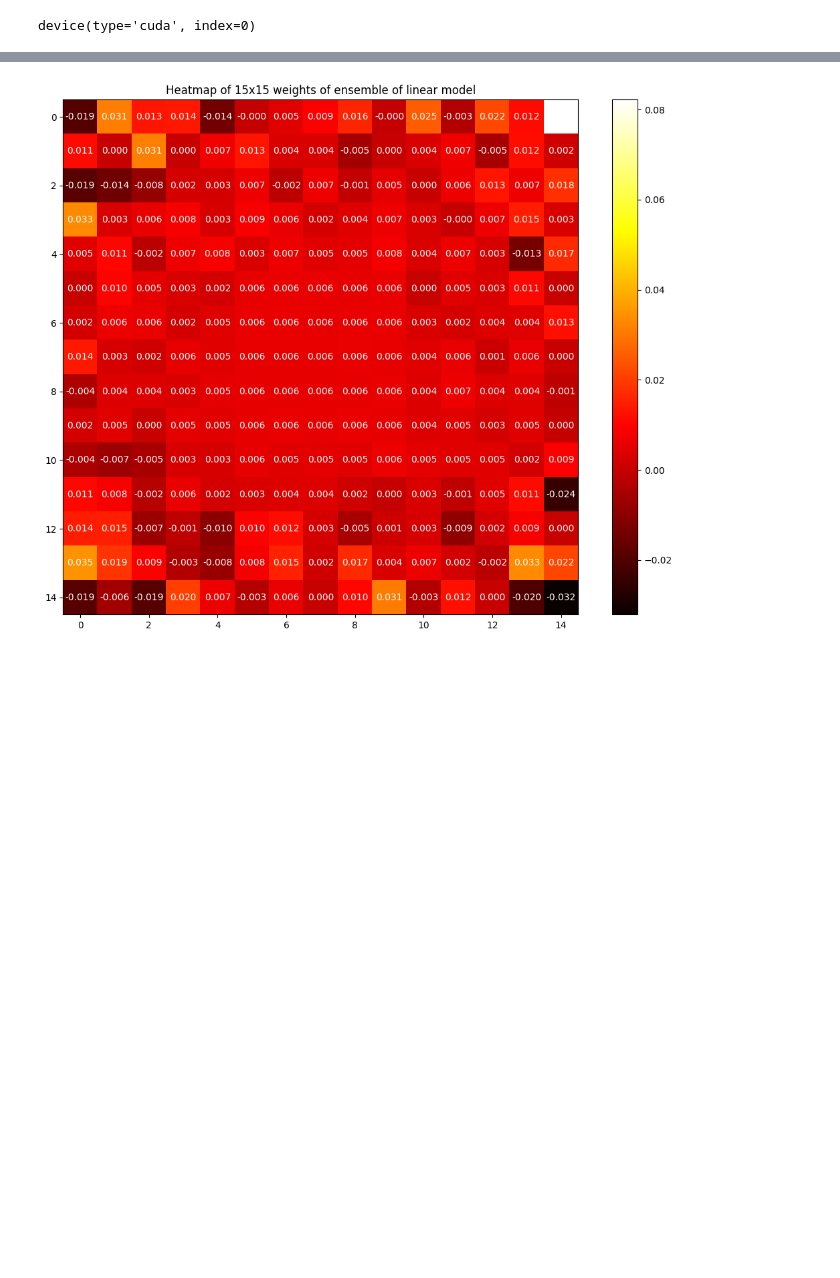
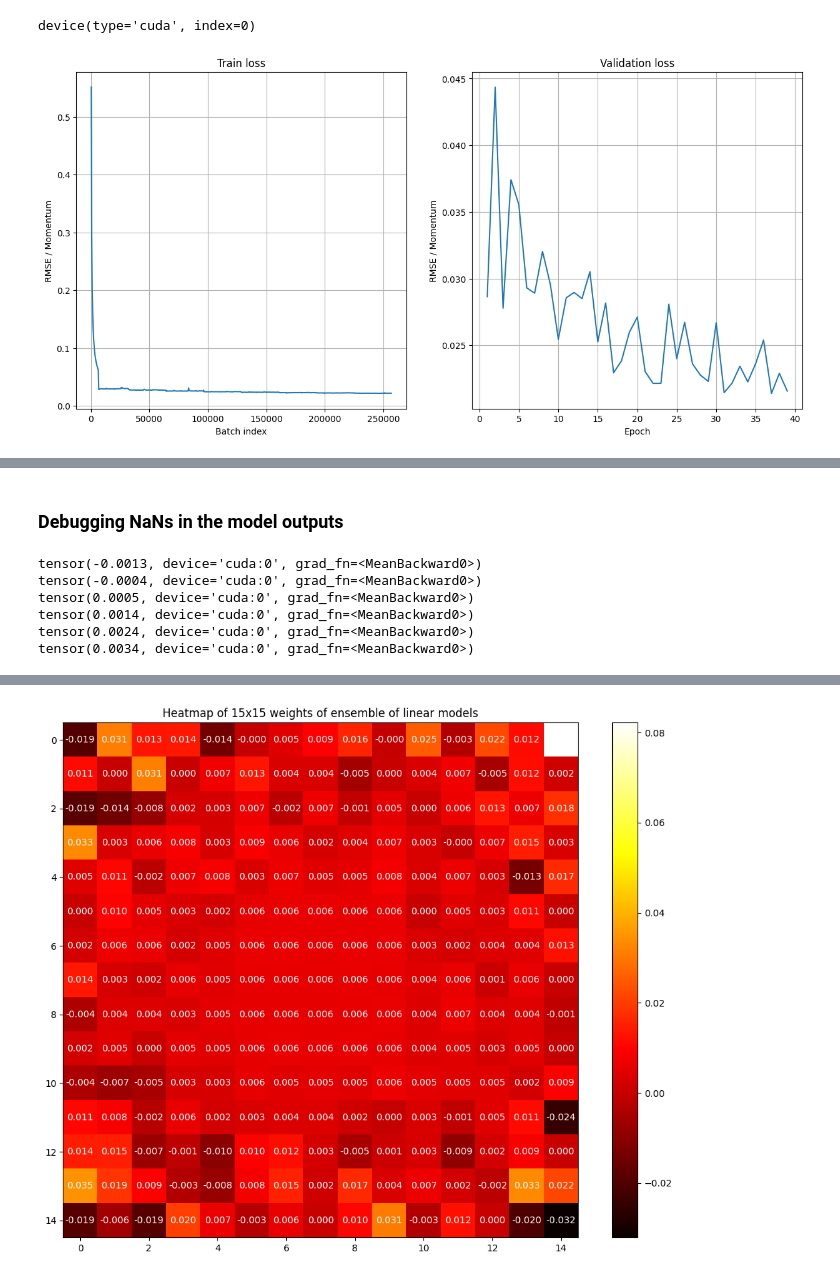
Before and after one commit to dxtvzw/ecal-optimization, a Jupyter notebook: src/experiments.ipynb, the cells around one changed output, grey strips where cells are left out. Saved outputs shown, nothing was run; the diff lists cells and outputs as text; code cells hidden in the pictures; blank space fills up the shorter version.

```diff
--- a/src/experiments.ipynb
+++ b/src/experiments.ipynb
@@ -157,13 +166,13 @@ def train_fn(train_loader, val_loader, model, optimizer, lr_scheduler, criterion
 
             optimizer.step()
 
-            writer.add_scalar('Training loss', loss.item(), train_num_batches)
-            writer.add_scalar('Model gradient norm', grad_norm.item(), train_num_batches)
-            writer.add_scalar('Learning rate', get_lr(optimizer), train_num_batches)
+            # writer.add_scalar('Training loss', loss.item(), train_num_batches)
+            # writer.add_scalar('Model gradient norm', grad_norm.item(), train_num_batches)
+            # writer.add_scalar('Learning rate', get_lr(optimizer), train_num_batches)
 
             if log_freq is not None and train_num_batches % log_freq == 0:
                 train_batch_idx.append(train_num_batches)
-                train_loss.append(loss.item())
+                train_loss.append((epoch_loss / num_batches).item())
                 clear_output(True)
 
                 plt.figure(figsize=(15, 7))
@@ -183,7 +192,7 @@ def train_fn(train_loader, val_loader, model, optimizer, lr_scheduler, criterion
                 plt.title("Validation loss")
 
                 plt.show()
-                print(f"Epoch: {epoch}/{num_epochs} || Batch: {num_batches}/{len(train_loader)} || Train loss: {epoch_loss / num_batches} || Val loss: {(val_loss[-1] if val_loss else -1.0):0.4f}")
+                print(f"Epoch: {epoch}/{num_epochs} || Batch: {num_batches}/{len(train_loader)} || Train loss: {epoch_loss.item() / num_batches:0.4f} || Val loss: {(val_loss[-1] if val_loss else -1.0):0.4f}")
 
         cur_loss = torch.zeros((1,), device=device, dtype=torch.float32)
         model.eval()
@@ -198,37 +207,54 @@ def train_fn(train_loader, val_loader, model, optimizer, lr_scheduler, criterion
         cur_loss /= len(val_loader)
 
         val_loss.append(cur_loss.item())
-        writer.add_scalar('Validation loss', cur_loss.item(), epoch)
+        # writer.add_scalar('Validation loss', cur_loss.item(), epoch)
 
         if lr_scheduler is not None:
             lr_scheduler.step()
 
     return train_loss, train_batch_idx
 # %%
-def loss_fn(pred, trg, weights, eps=1e-9, reduction='mean'):
+def loss_fn_1(pred, trg, weights, eps=1e-9, reduction='mean'):
     loss = torch.sqrt(F.mse_loss(pred, trg, reduction='none') + eps) * weights
     if reduction == 'mean':
         loss = loss.mean()
     return loss
 
-def normal_loss_fn(pred, trg, weights):
+def loss_fn_2(pred, trg, weights, eps=1e-9, reduction='mean'):
+    loss = ((pred - trg) * weights) ** 2
+    if reduction == 'mean':
+        loss = loss.mean()
+    loss = torch.sqrt(loss)
+    return loss
+
+def loss_fn_3(pred, trg, weights):
     return F.mse_loss(pred, trg)
 
-model = LinearModel().to(device)
-optimizer = torch.optim.Adam(model.parameters(), lr=1e-3)
-lr_scheduler = optim.lr_scheduler.StepLR(optimizer, 10, 0.5)
-criterion = loss_fn
-num_epochs = 20
+def loss_fn_4(pred, trg, weights, eps=1e-9):
+    return torch.sqrt(F.mse_loss(torch.log(pred + 1), torch.log(trg + 1)))
+
+
+model = LinearModel(
+    width=train_dataset[0][0].shape[-2],
+    height=train_dataset[0][0].shape[-1],
+    output_positive=True
+).to(device)
+optimizer = torch.optim.Adam(model.parameters(), lr=1e-3, weight_decay=3e-1)
+lr_scheduler = optim.lr_scheduler.StepLR(optimizer, 5, 0.8)
+criterion = loss_fn_4
+num_epochs = 40
 
 train_loss, train_batch_idx = train_fn(
     train_loader=train_loader,
     val_loader=val_loader,
     model=model,
     optimizer=optimizer,
     lr_scheduler=lr_scheduler,
     criterion=criterion,
     num_epochs=num_epochs,
     device=device,
-    log_freq=None,
+    log_freq=400,
     max_grad_norm=20,
 )
+# %% [output]
+[figure, added]
@@ -235 +262,35 @@ train_loss, train_batch_idx = train_fn(
+# %% [markdown]
+### Debugging NaNs in the model outputs
+# %%
+def loss_fn_4(pred, trg, weights, eps=1e-9):
+    # print(f"Pre loss: {torch.log(pred + 1).max()}")
+    # print(f"Loss: {F.mse_loss(torch.log(pred + 1), torch.log(trg + 1))}")
+    return torch.sqrt(F.mse_loss(torch.log(pred + 1), torch.log(trg + 1)))
+
+model = LinearModel(
+    width=train_dataset[0][0].shape[-2],
+    height=train_dataset[0][0].shape[-1],
+    output_positive=True,
+).to(device)
+
+optimizer = torch.optim.Adam(model.parameters(), lr=1e-3)
+
+for idx, (data, trg) in enumerate(train_loader):
+    data = data.to(device)
+    trg = trg.to(device)
+    output = model(data)
+
+    loss_fn_4(output, trg, None).backward()
+
+    optimizer.step()
+    print(model.fc1.weight.mean())
+    if idx >= 5:
+        break
+# %% [output]
+tensor(-0.0013, device='cuda:0', grad_fn=<MeanBackward0>)
+tensor(-0.0004, device='cuda:0', grad_fn=<MeanBackward0>)
+tensor(0.0005, device='cuda:0', grad_fn=<MeanBackward0>)
+tensor(0.0014, device='cuda:0', grad_fn=<MeanBackward0>)
+tensor(0.0024, device='cuda:0', grad_fn=<MeanBackward0>)
+tensor(0.0034, device='cuda:0', grad_fn=<MeanBackward0>)
 # %%
```
Also changed, not shown: parts of 11 cells of this notebook, 5 other files.
